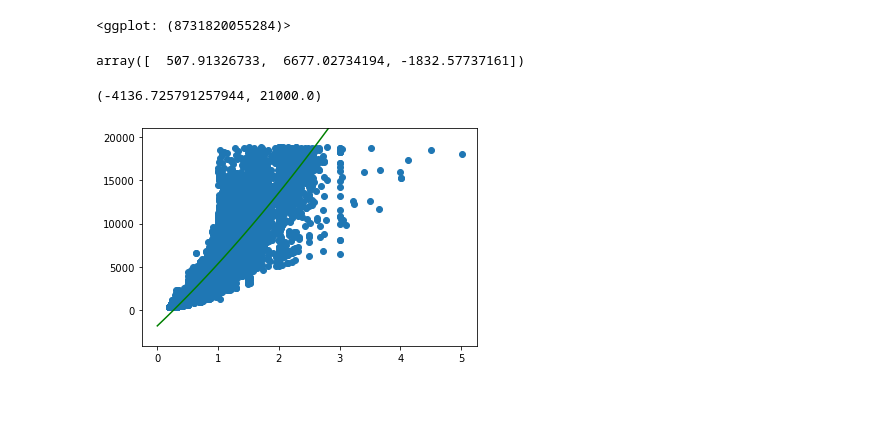
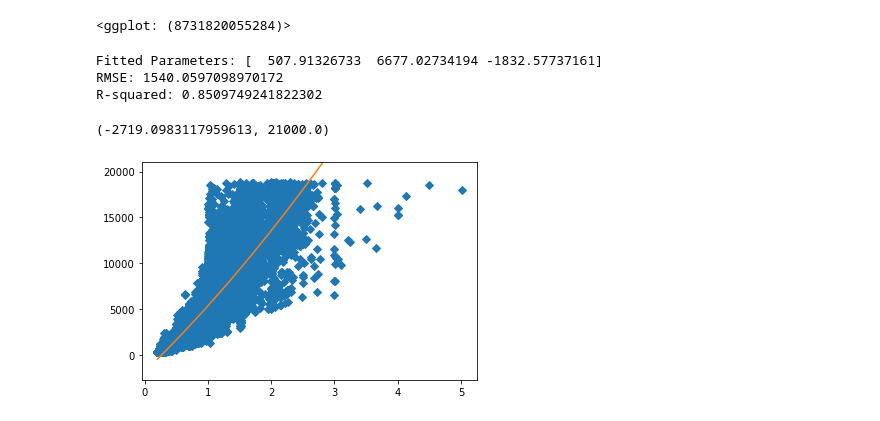
Before and after one commit to mertgoksel/Learning, a Jupyter notebook: Regression/diamonds/diamonds.ipynb, the cells around one changed output. Cells and saved outputs as stored; diff of their text form; code cells hidden in the pictures.

Commit message:
added RMSE and better plots

```diff
--- a/Regression/diamonds/diamonds_regression.ipynb
+++ b/Regression/diamonds/diamonds.ipynb
@@ -76,17 +77,33 @@ array([ 7756.42561797, -2256.36058005])
 # %% [output]
 [figure]
 <ggplot: (8731820055284)>
-# %%
-np.polyfit(df["carat"], df["price"], 2)
-# %% [output]
-array([  507.91326733,  6677.02734194, -1832.57737161])
-# %%
-import matplotlib.pyplot as plt
-plt.scatter(df["carat"], df["price"])
-a = np.poly1d(np.polyfit(df["carat"], df["price"],2))
-b = np.linspace(0,5,100)
-plt.plot(b,a(b),color="green")
-plt.ylim(top=21000)
-# %% [output]
-(-4136.725791257944, 21000.0)
-[figure, removed]
+# %%
+params = np.polyfit(df["carat"],df["price"], 2)
+print('Fitted Parameters:', params)
+
+modelPredictions = np.polyval(params, df["carat"])
+absError = modelPredictions - df["price"]
+
+SE = np.square(absError) # squared errors
+MSE = np.mean(SE) # mean squared errors
+RMSE = np.sqrt(MSE) # Root Mean Squared Error, RMSE
+Rsquared = 1.0 - (np.var(absError) / np.var(df["price"]))
+print('RMSE:', RMSE)
+print('R-squared:', Rsquared)
+# %% [output]
+Fitted Parameters: [  507.91326733  6677.02734194 -1832.57737161]
+RMSE: 1540.0597098970172
+R-squared: 0.8509749241822302
+# %%
+plt.plot(df["carat"], df["price"],  'D')
+
+# create data for the fitted equation plot
+xModel = np.linspace(min(df["carat"]), max(df["carat"]))
+yModel = np.polyval(params, xModel)
+
+# now the model as a line plot
+plt.plot(xModel, yModel)
+plt.ylim(top=21000)
+# %% [output]
+(-2719.0983117959613, 21000.0)
+[figure, added]
```
Also changed, not shown: parts of 1 cell of this notebook.
